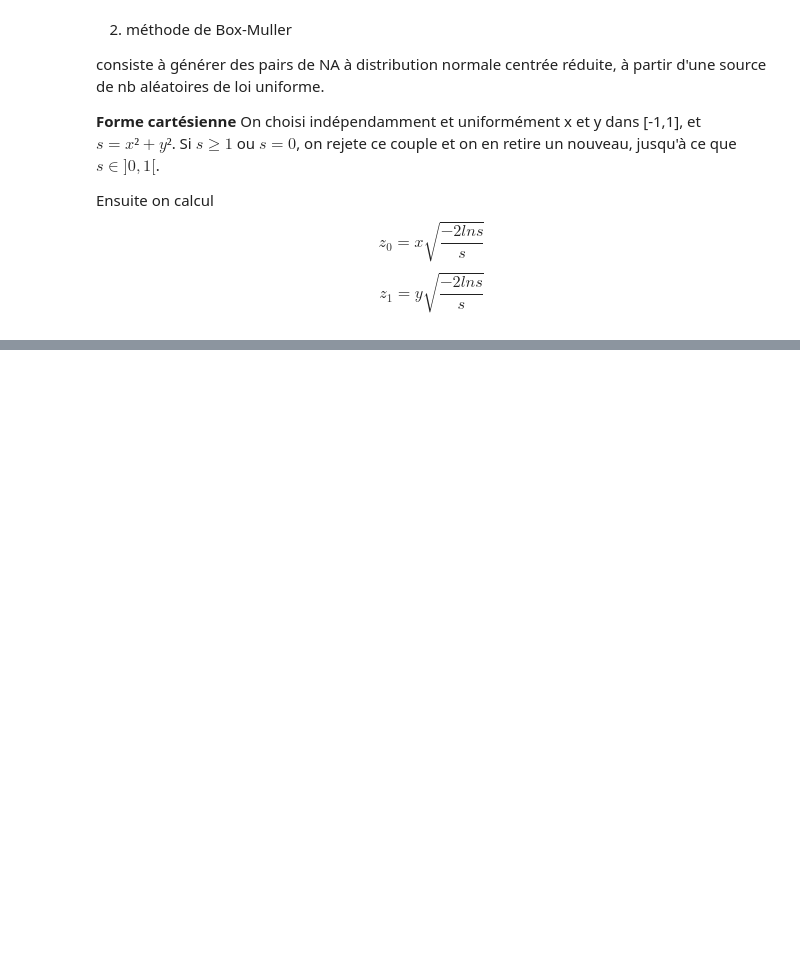
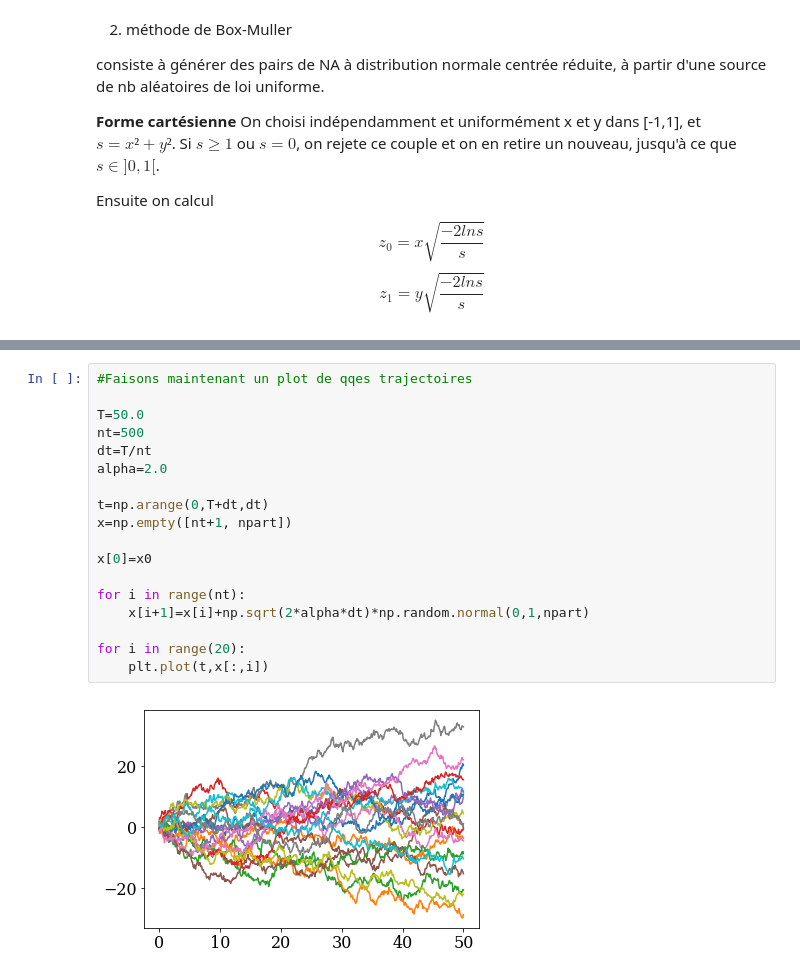
Before and after one commit to njohnsto/numerical-mooc, a Jupyter notebook: lesson6.ipynb, the cells around one changed output, grey strips where cells are left out. Saved outputs shown, nothing was run; the diff lists cells and outputs as text; blank space fills up the shorter version.

```diff
--- a/lesson6.ipynb
+++ b/lesson6.ipynb
@@ -253,0 +324,20 @@ print(z0,z1)
+# %%
+#Faisons maintenant un plot de qqes trajectoires
+
+T=50.0
+nt=500
+dt=T/nt
+alpha=2.0
+
+t=np.arange(0,T+dt,dt)
+x=np.empty([nt+1, npart])
+
+x[0]=x0
+
+for i in range(nt):
+    x[i+1]=x[i]+np.sqrt(2*alpha*dt)*np.random.normal(0,1,npart)
+
+for i in range(20):
+    plt.plot(t,x[:,i])
+# %% [output]
+[figure, added]
```
Also changed, not shown: parts of 16 cells of this notebook.
